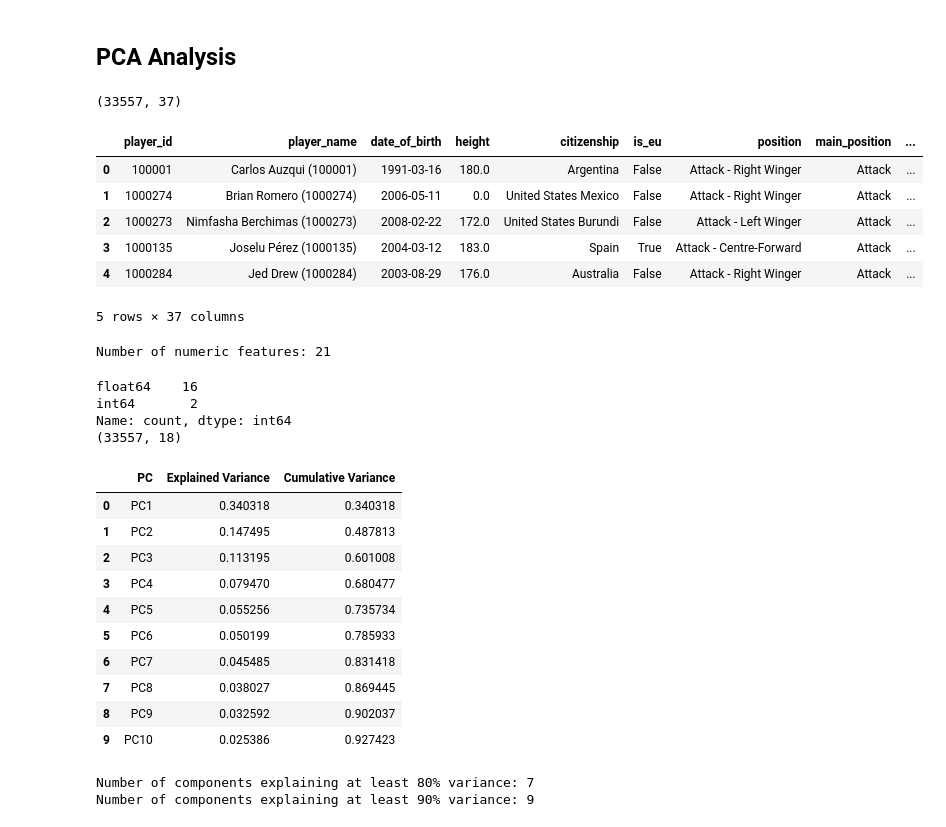
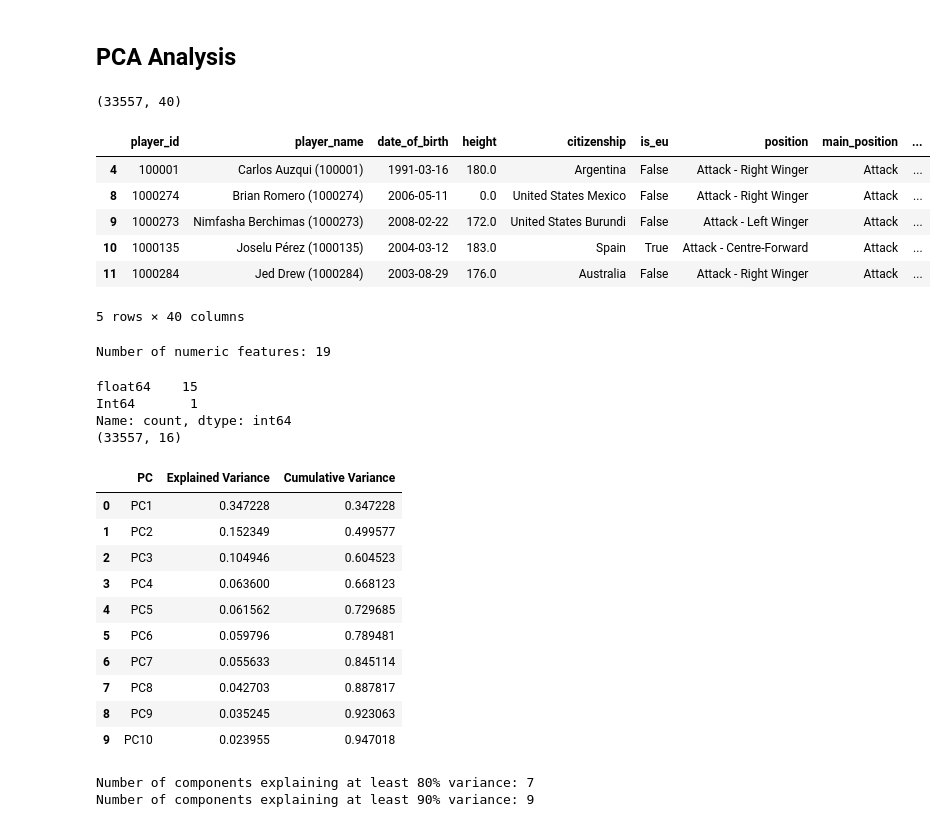
Before and after one commit to LucreziaSalerno/ML-Group-M, a Jupyter notebook: notebooks/data_loading.ipynb, the cells around one changed output. Drawn from its saved outputs; the diff is of its cells as text; code cells hidden in the pictures.

```diff
--- a/notebooks/data_loading.ipynb
+++ b/notebooks/data_loading.ipynb
@@ -236,25 +241,23 @@ print(df[['matches','goals','assists']].head())
 # %% [markdown]
 ## PCA Analysis
 # %%
-df = pd.read_csv("player_valuation_dataset.csv")
-
 print(df.shape)
 df.head()
 # %% [output]
-(33557, 37)
+(33557, 40)
 |  | player_id | player_name | date_of_birth | height | citizenship | is_eu | position | main_position | ... |
-| 0 | 100001 | Carlos Auzqui (100001) | 1991-03-16 | 180.0 | Argentina | False | Attack - Right Winger | Attack | ... |
-| 1 | 1000274 | Brian Romero (1000274) | 2006-05-11 | 0.0 | United States Mexico | False | Attack - Right Winger | Attack | ... |
-| 2 | 1000273 | Nimfasha Berchimas (1000273) | 2008-02-22 | 172.0 | United States Burundi | False | Attack - Left Winger | Attack | ... |
-| 3 | 1000135 | Joselu Pérez (1000135) | 2004-03-12 | 183.0 | Spain | True | Attack - Centre-Forward | Attack | ... |
-| 4 | 1000284 | Jed Drew (1000284) | 2003-08-29 | 176.0 | Australia | False | Attack - Right Winger | Attack | ... |
+| 4 | 100001 | Carlos Auzqui (100001) | 1991-03-16 | 180.0 | Argentina | False | Attack - Right Winger | Attack | ... |
+| 8 | 1000274 | Brian Romero (1000274) | 2006-05-11 | 0.0 | United States Mexico | False | Attack - Right Winger | Attack | ... |
+| 9 | 1000273 | Nimfasha Berchimas (1000273) | 2008-02-22 | 172.0 | United States Burundi | False | Attack - Left Winger | Attack | ... |
+| 10 | 1000135 | Joselu Pérez (1000135) | 2004-03-12 | 183.0 | Spain | True | Attack - Centre-Forward | Attack | ... |
+| 11 | 1000284 | Jed Drew (1000284) | 2003-08-29 | 176.0 | Australia | False | Attack - Right Winger | Attack | ... |
-5 rows × 37 columns
+5 rows × 40 columns
 # %%
 numeric_df = df.select_dtypes(include=[np.number]).copy()
 
 print("Number of numeric features:", numeric_df.shape[1])
 # %% [output]
-Number of numeric features: 21
+Number of numeric features: 19
 # %%
 cols_to_exclude = [
     'player_id',
@@ -281,10 +284,10 @@ X = X.fillna(0)
 print(X.dtypes.value_counts())
 print(X.shape)
 # %% [output]
-float64    16
-int64       2
+float64    15
+Int64       1
 Name: count, dtype: int64
-(33557, 18)
+(33557, 16)
 # %%
 scaler = StandardScaler()
 X_scaled = scaler.fit_transform(X)
@@ -304,16 +307,16 @@ pca_summary = pd.DataFrame({
 pca_summary.head(10)
 # %% [output]
 |  | PC | Explained Variance | Cumulative Variance |
-| 0 | PC1 | 0.340318 | 0.340318 |
-| 1 | PC2 | 0.147495 | 0.487813 |
-| 2 | PC3 | 0.113195 | 0.601008 |
-| 3 | PC4 | 0.079470 | 0.680477 |
-| 4 | PC5 | 0.055256 | 0.735734 |
-| 5 | PC6 | 0.050199 | 0.785933 |
-| 6 | PC7 | 0.045485 | 0.831418 |
-| 7 | PC8 | 0.038027 | 0.869445 |
-| 8 | PC9 | 0.032592 | 0.902037 |
-| 9 | PC10 | 0.025386 | 0.927423 |
+| 0 | PC1 | 0.347228 | 0.347228 |
+| 1 | PC2 | 0.152349 | 0.499577 |
+| 2 | PC3 | 0.104946 | 0.604523 |
+| 3 | PC4 | 0.063600 | 0.668123 |
+| 4 | PC5 | 0.061562 | 0.729685 |
+| 5 | PC6 | 0.059796 | 0.789481 |
+| 6 | PC7 | 0.055633 | 0.845114 |
+| 7 | PC8 | 0.042703 | 0.887817 |
+| 8 | PC9 | 0.035245 | 0.923063 |
+| 9 | PC10 | 0.023955 | 0.947018 |
 # %%
 # FIND NUMBER OF COMPONENTS FOR 80% AND 90%
 
```
Also changed, not shown: parts of 20 cells of this notebook.
